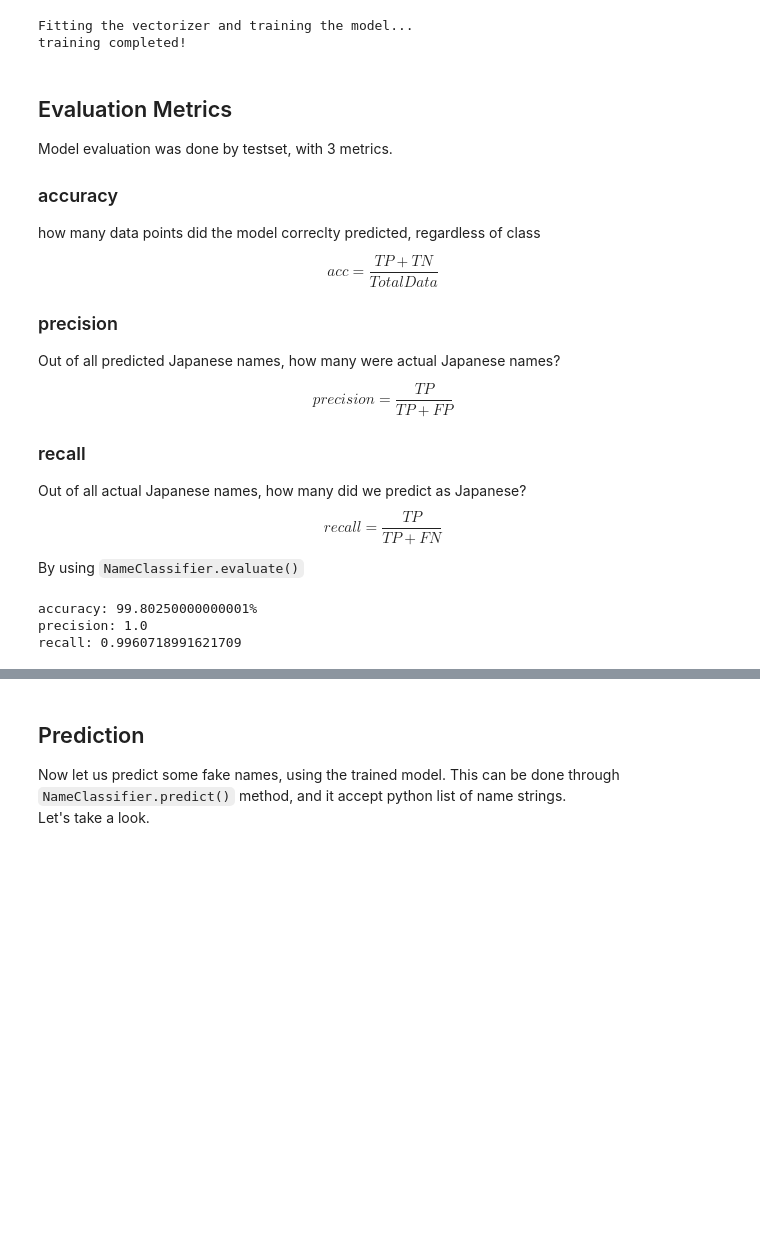
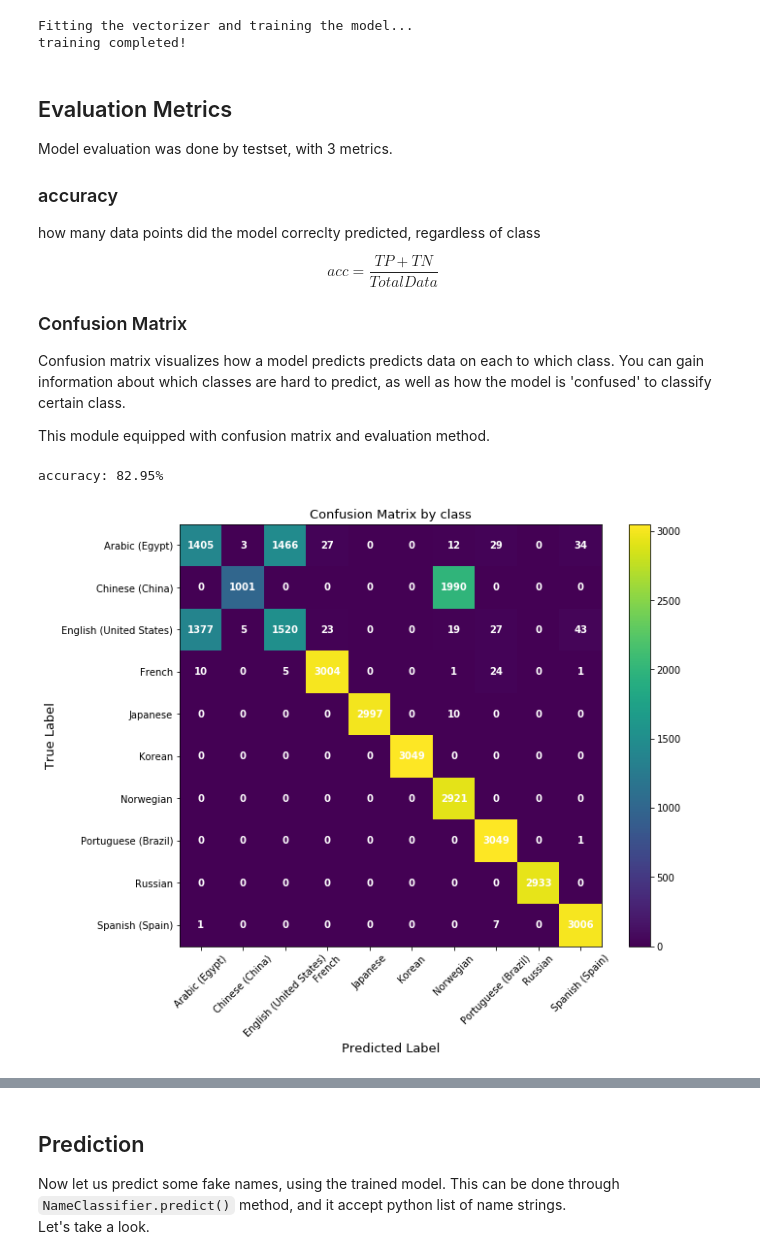
Before and after one commit to wtberry/NameClassifier, a Jupyter notebook: Multi Class Name Classification with Naive Bayes.ipynb, the cells around one changed output, grey strips where cells are left out. Drawn from its saved outputs; the diff is of its cells as text; code cells hidden in the pictures; blank space fills up the shorter version.

Commit message:
modified doc for multi class classificaiton

```diff
--- a/Multi Class Name Classification with Naive Bayes.ipynb
+++ b/Multi Class Name Classification with Naive Bayes.ipynb
@@ -84,8 +81,8 @@ We use `NameClassifier.load_data()` method to load the data and split them into
 ## import the class
 from model import NameClassifier
 
-# the method will return x_train, x_test, y_train, y_test in the particular order
-x_train, x_test, y_train, y_test = NameClassifier.load_data('data/jp_names.csv', 'data/f_names.csv', test_size=0.4)
-print('name data: \n', x_train.sample(10))
-print('\nlabels: ', y_train)
+clf = NameClassifier()
+xtrain, xtest, ytrain, ytest = clf.load_data('data/multi_class.csv')
+print('name data type:{}\n{}'.format(type(xtrain), xtrain.sample(10)))
+print('\nLabels: {}, type:{}'.format(ytrain, type(ytrain)))
 # %% [output]
@@ -121,11 +116,8 @@ Also, this class is implemented using Naive Bayes algorithm, using `Sklearn.naiv
 
 Encoding names with word count and traning naive bayes are done in `NameClassifer.train()` method, lile...
 # %%
-# First, instantiate the NameClassifer with your choice of name.
-clf = NameClassifier()
-
 # then start training with the training data
-clf.train(x_train, y_train)
+clf.train(xtrain, ytrain)
 # %% [output]
 Fitting the vectorizer and training the model...
 training completed!
@@ -138,21 +130,20 @@ how many data points did the model correclty predicted, regardless of class
 
 $$acc = \frac{TP + TN}{Total Data}$$
 
-### precision
-Out of all predicted Japanese names, how many were actual Japanese names?
+### Confusion Matrix
 
-$$precision = \frac{TP}{TP + FP}$$
-### recall
-Out of all actual Japanese names, how many did we predict as Japanese?
-$$recall = \frac{TP}{TP + FN}$$
+Confusion matrix visualizes how a model predicts predicts data on each to which class.
+You can gain information about which classes are hard to predict, as well as how the model is 'confused' to classify certain class.
 
-By using `NameClassifier.evaluate()`
+This module equipped with confusion matrix and evaluation method.
-# %%
-# with test data, this will calculate each metrics, and return a dictionary
-metrics = clf.evaluate(x_test, y_test)
-
-print('accuracy: {}%\nprecision: {}\nrecall: {}'.format(metrics['accuracy']*100, metrics['precision'], metrics['recall']))
-# %% [output]
-accuracy: 99.80250000000001%
-precision: 1.0
-recall: 0.9960718991621709
+# %%
+# Getting the accuracy with test data first.
+metrics = clf.evaluate(xtest, ytest)
+print('accuracy: {}%'.format(metrics*100))
+
+# now plot a confusion matrix
+pred = clf.predict(xtest)
+clf.plot_confusion(ytest, pred)
+# %% [output]
+accuracy: 82.95%
+[figure, added]
```
Also changed, not shown: parts of 12 cells of this notebook.
